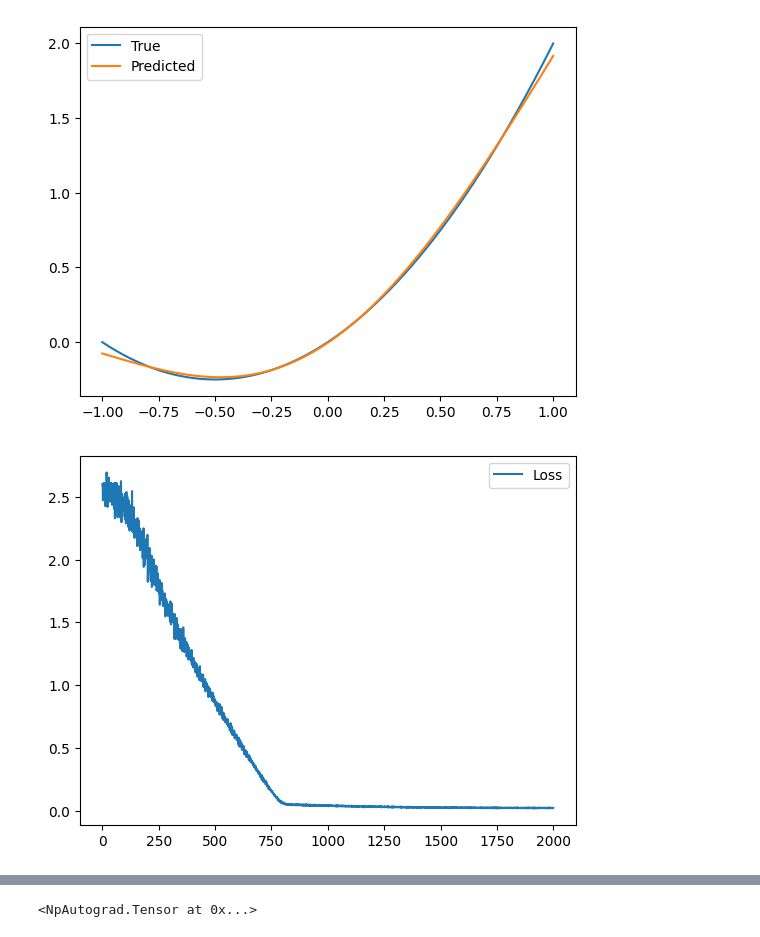
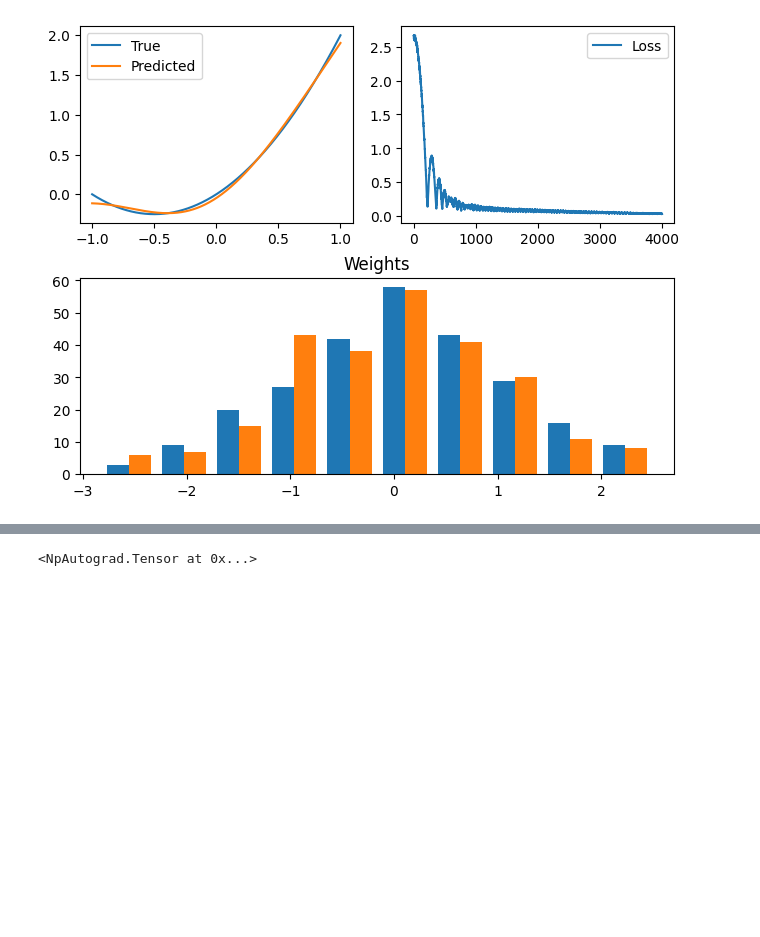
Before and after one commit to JoseMCruzMendez/CodingMLBasics, a Jupyter notebook: NeuralNetworks/NNTesting.ipynb, the cells around one changed output, grey strips where cells are left out. Cells and saved outputs as stored; diff of their text form; code cells hidden in the pictures; blank space fills up the shorter version.

```diff
--- a/NeuralNetworks/NNTesting.ipynb
+++ b/NeuralNetworks/NNTesting.ipynb
@@ -16,6 +13,6 @@ The autoreload extension is already loaded. To reload it, use:
 # %%
 def cosine_annealing_schedule(epochs: int, batchsize: int, dataset_length: int, warmup_steps: float = 0.1):
-    num_steps = np.ceil(dataset_length / batch_size) * num_epochs
+    num_steps = np.ceil(dataset_length / batchsize) * epochs
     num_warmup = warmup_steps * num_steps
     def schedule(t):
         if t < num_warmup:
@@ -30,9 +27,9 @@ Y = X**2 + X #Same toy problem as before but now with the power of universal fun
 neural_net = NeuralNetwork(1,1, activation=sigmoid)
 # %%
 num_epochs = 400
-batch_size = 200
+batch_size = 100
 schedule = cosine_annealing_schedule(num_epochs, batch_size, len(X))
-optim = LambdaSGD(neural_net.get_params(), lr=1e-3, lr_func=schedule)
+optim = AdamW(neural_net.get_params(), lr=1e-3, lr_func=schedule, reg_type="l2", reg_param=1e-6, momentum=0.9, beta2=0.99)
 # %%
 losses=[]
 for i in range(num_epochs):
@@ -41,7 +38,8 @@ for i in range(num_epochs):
         preds = neural_net(batch_data)
         loss = rmse(preds, batch_lbl)
         loss.backward()
-        optim.update_params()
+        #print(np.any(np.isnan(preds.grad)))
+        optim.step()
         losses.append(loss.v)
     if i % 10 == 0:
         print(f"Epoch {i}: Loss {loss.v}")
@@ -66,14 +64,16 @@ Epoch 390: Loss 0.022384566818661186
 # %%
-plt.plot(X, Y, label="True")
-plt.plot(X, neural_net(X).v, label="Predicted")
-plt.legend()
+fig, ax = plt.subplot_mosaic([['left', 'right'],['bottom', 'bottom']],
+                             constrained_layout=True)
+ax['left'].plot(X, Y, label="True")
+ax['left'].plot(X, neural_net(X).v, label="Predicted")
+ax['left'].legend()
+ax['right'].plot(losses, label="Loss")
+ax['right'].legend()
+ax['bottom'].hist([param.v.flatten() for param in neural_net.get_params()], bins=10)
+ax['bottom'].set_title("Weights")
 plt.show()
-plt.plot(losses, label="Loss")
-plt.legend()
-plt.show()
 # %% [output]
-[figure, old version]
+[figure, new version]
-[figure, removed]
 # %%
 mnist_train = pd.read_csv("data/mnist_train.csv", header=None).to_numpy(dtype=np.float32)
 train_labels, train_data = mnist_train[:,0], mnist_train[:,1:]
```
Also changed, not shown: parts of 14 cells of this notebook, 10 other files.
